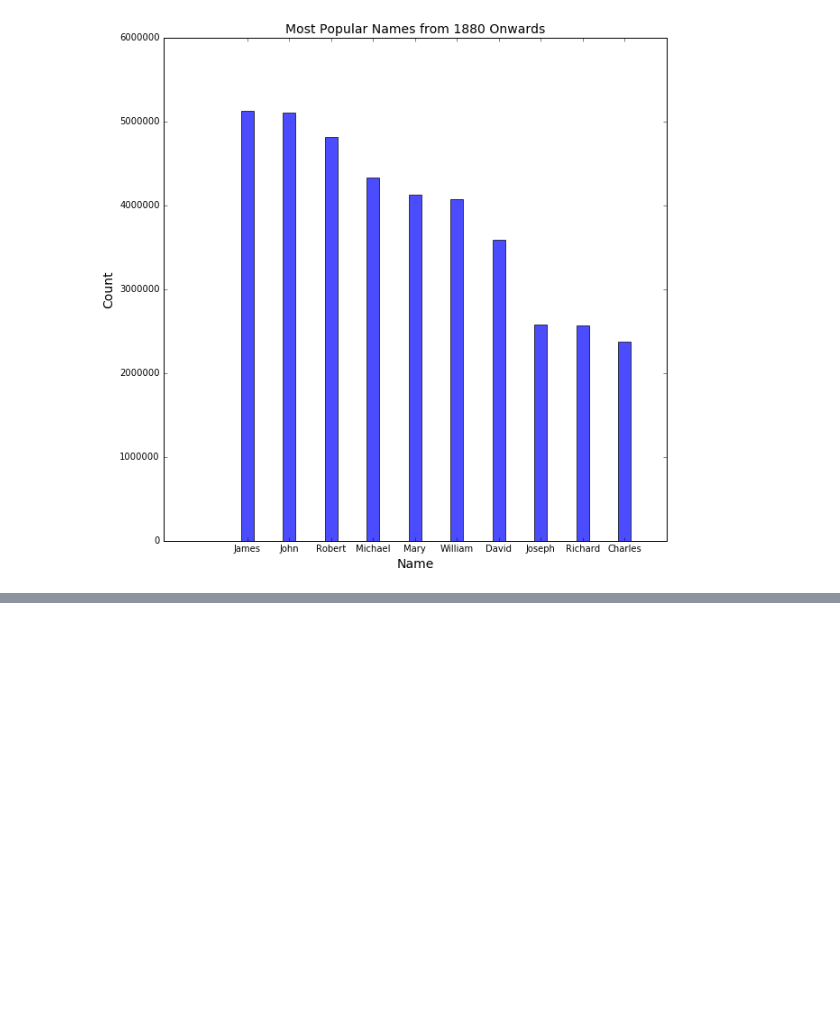
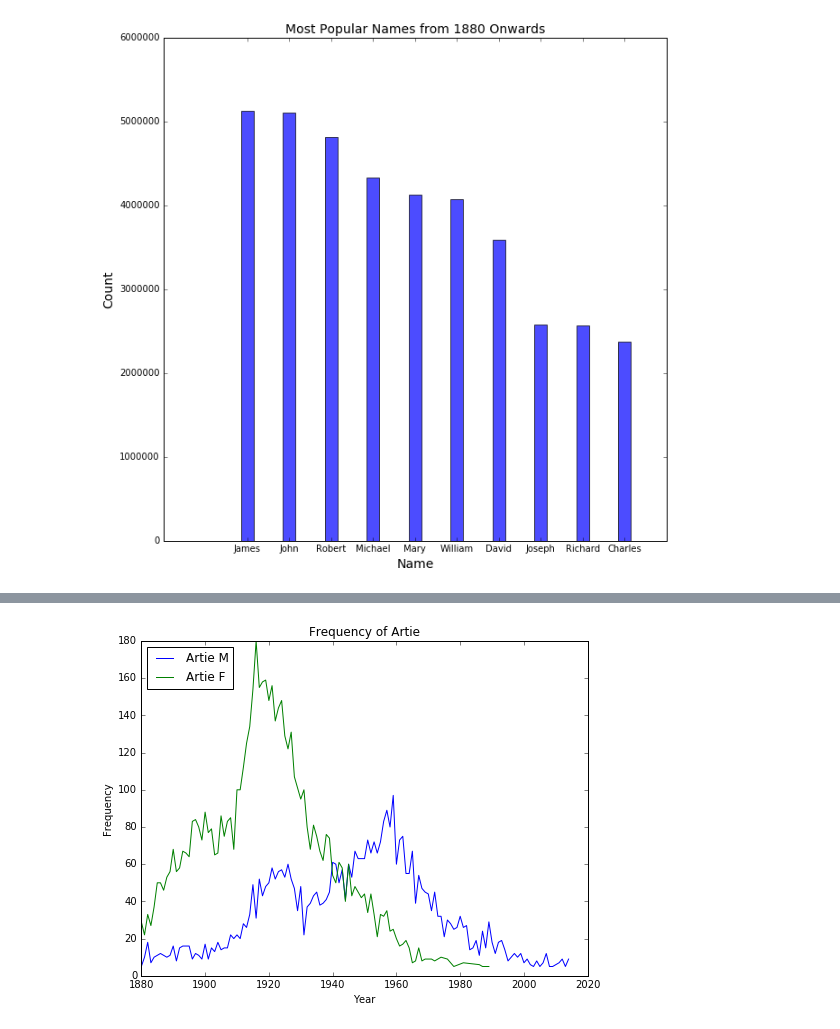
Before and after one commit to UlyssesInvictus/cs109-project, a Jupyter notebook: Milestone 3 Visualizations.ipynb, the cells around one changed output, grey strips where cells are left out. Cells and saved outputs as stored; diff of their text form; code cells hidden in the pictures; blank space fills up the shorter version.

```diff
--- a/Milestone 3 Visualizations.ipynb
+++ b/Milestone 3 Visualizations.ipynb
@@ -133,0 +172,15 @@ plt.savefig('1880_counts.png')
+# %%
+fig = plt.figure(figsize=(8, 6))
+ax = plt.axes()
+
+plt.plot(artie_M['Year'],artie_M['Count'], label='Artie M')
+plt.plot(artie_F['Year'],artie_F['Count'], label='Artie F')
+
+plt.title("Frequency of Artie")
+plt.xlabel("Year")
+plt.ylabel("Frequency")
+plt.legend(loc=2)
+
+plt.savefig('gender_amb3.png')
+# %% [output]
+[figure, added]
```
Also changed, not shown: parts of 2 cells of this notebook, 8 other files.
